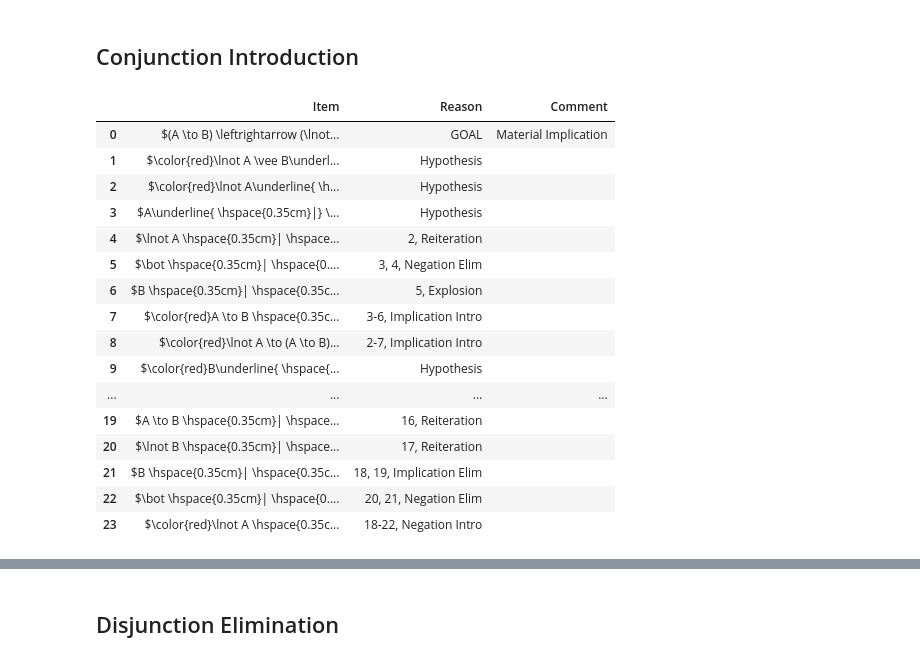
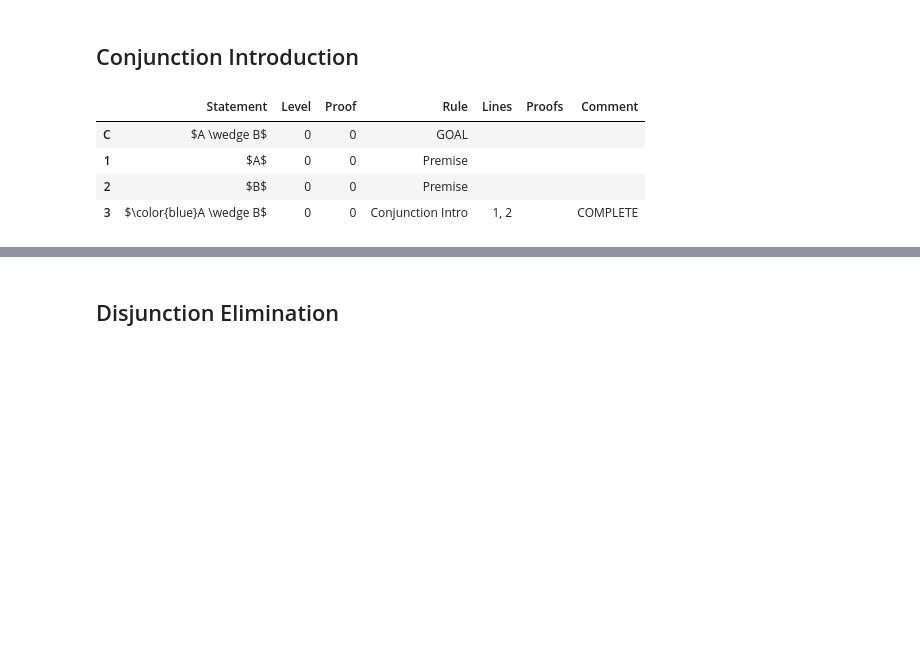
Before and after one commit to FrankHubeny/AltRea, a Jupyter notebook: rules.ipynb, the cells around one changed output, grey strips where cells are left out. Cells and saved outputs as stored; diff of their text form; code cells hidden in the pictures; blank space fills up the shorter version.

```diff
--- a/rules.ipynb
+++ b/rules.ipynb
@@ -145,54 +641,25 @@ showproof(prf, latex=0)
 <a id='conjunction_intro'></a>
 ## Conjunction Introduction
 # %%
-from altrea.boolean import Iff, Or, Not, Implies, Wff
+# Clean run 1.
+
+from altrea.boolean import And, Wff
 from altrea.rules import Proof
-from altrea.display import showproof, show
-p = Proof()
+from altrea.display import showproof, showlines
+prf = Proof()
 A = Wff('A')
 B = Wff('B')
-p.setlogic('C')
-p.goal(Iff(Implies(A, B), Or(Not(A), B)), comments='Material Implication')
-p.hypothesis(Or(Not(A), B))
-p.hypothesis(Not(A))
-p.hypothesis(A)
-p.reiterate(2)
-p.negation_elim(3, 4)
-p.explosion(B)
-p.implication_intro()
-p.implication_intro()
-p.hypothesis(B)
-p.hypothesis(A)
-p.reiterate(9)
-p.implication_intro()
-p.implication_intro()
-p.disjunction_elim(1, 8, 13)
-p.implication_intro()
-p.hypothesis(Implies(A, B))
-p.hypothesis(Not(B))
-p.hypothesis(A)
-p.reiterate(16)
-p.reiterate(17)
-p.implication_elim(18, 19)
-p.negation_elim(20, 21)
-p.negation_intro()
-showproof(p, latex=1)
+C = Wff('C')
+prf.setlogic('C')
+prf.goal(And(A, B))
+prf.premise(A)
+prf.premise(B)
+prf.conjunction_intro(1, 2)
+showlines(prf)
 # %% [output]
-|  | Item | Reason | Comment |
-| 0 | $(A \to B) \leftrightarrow (\lnot... | GOAL | Material Implication |
-| 1 | $\color{red}\lnot A \vee B\underl... | Hypothesis |  |
-| 2 | $\color{red}\lnot A\underline{ \h... | Hypothesis |  |
-| 3 | $A\underline{ \hspace{0.35cm}|} \... | Hypothesis |  |
-| 4 | $\lnot A \hspace{0.35cm}| \hspace... | 2, Reiteration |  |
-| 5 | $\bot \hspace{0.35cm}| \hspace{0.... | 3, 4, Negation Elim |  |
-| 6 | $B \hspace{0.35cm}| \hspace{0.35c... | 5, Explosion |  |
-| 7 | $\color{red}A \to B \hspace{0.35c... | 3-6, Implication Intro |  |
-| 8 | $\color{red}\lnot A \to (A \to B)... | 2-7, Implication Intro |  |
-| 9 | $\color{red}B\underline{ \hspace{... | Hypothesis |  |
-| ... | ... | ... | ... |
-| 19 | $A \to B \hspace{0.35cm}| \hspace... | 16, Reiteration |  |
-| 20 | $\lnot B \hspace{0.35cm}| \hspace... | 17, Reiteration |  |
-| 21 | $B \hspace{0.35cm}| \hspace{0.35c... | 18, 19, Implication Elim |  |
-| 22 | $\bot \hspace{0.35cm}| \hspace{0.... | 20, 21, Negation Elim |  |
-| 23 | $\color{red}\lnot A \hspace{0.35c... | 18-22, Negation Intro |  |
+|  | Statement | Level | Proof | Rule | Lines | Proofs | Comment |
+| C | $A \wedge B$ | 0 | 0 | GOAL |  |  |  |
+| 1 | $A$ | 0 | 0 | Premise |  |  |  |
+| 2 | $B$ | 0 | 0 | Premise |  |  |  |
+| 3 | $\color{blue}A \wedge B$ | 0 | 0 | Conjunction Intro | 1, 2 |  | COMPLETE |
 # %%
```
Also changed, not shown: parts of 79 cells of this notebook, 26 other files.
